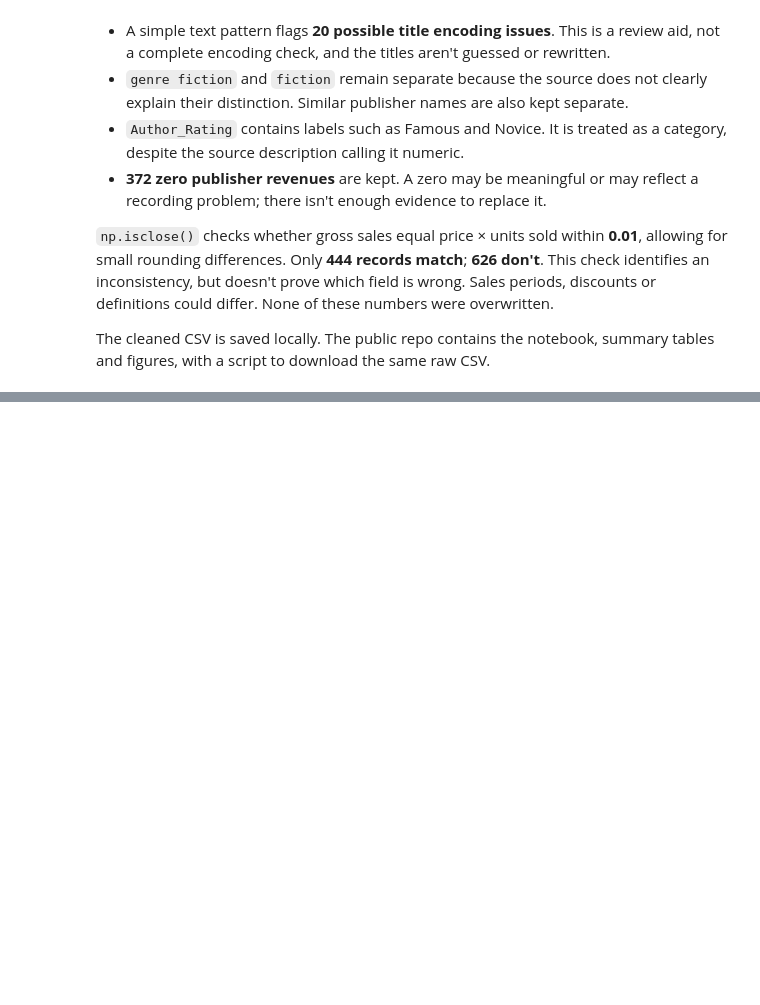
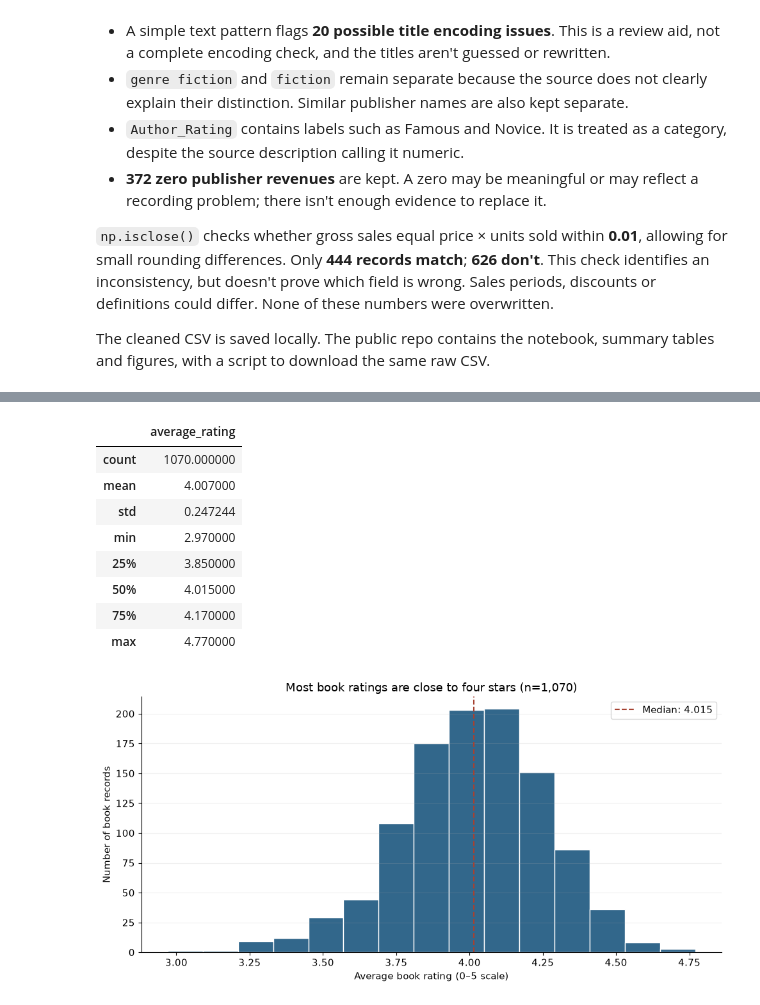
Before and after one commit to miqyd0104/books-sales-analysis, a Jupyter notebook: notebooks/01_books_exploration.ipynb, the cells around one changed output, grey strips where cells are left out. Cells and saved outputs as stored; diff of their text form; code cells hidden in the pictures; blank space fills up the shorter version.

Commit message:
added six charts and compared the results

```diff
--- a/notebooks/01_books_exploration.ipynb
+++ b/notebooks/01_books_exploration.ipynb
@@ -283,0 +290,29 @@ The cleaned CSV is saved locally. The public repo contains the notebook, summary
+# %%
+ratings = books.book_average_rating.dropna()
+rating_summary = ratings.describe().rename("average_rating")
+display(rating_summary.to_frame())
+rating_summary.to_csv(TABLES / "ratings_summary.csv", index_label="statistic")
+
+fig, ax = plt.subplots(figsize=(10, 5))
+ax.hist(ratings, bins=15, color="#32678B", edgecolor="white")
+ax.set_title(f"Most book ratings are close to four stars (n={len(ratings):,})")
+ax.set_xlabel("Average book rating (0–5 scale)")
+ax.set_ylabel("Number of book records")
+ax.axvline(ratings.median(), color="#A64232", linestyle="--", label=f"Median: {ratings.median():.3f}")
+ax.legend()
+ax.grid(axis="y", alpha=0.2)
+fig.tight_layout()
+fig.savefig(FIGURES / "01_ratings_distribution.png", dpi=160)
+plt.show()
+plt.close(fig)
+# %% [output]
+|  | average_rating |
+| count | 1070.000000 |
+| mean | 4.007000 |
+| std | 0.247244 |
+| min | 2.970000 |
+| 25% | 3.850000 |
+| 50% | 4.015000 |
+| 75% | 4.170000 |
+| max | 4.770000 |
+[figure, added]
```
Also changed, not shown: parts of 12 cells of this notebook, 13 other files.
